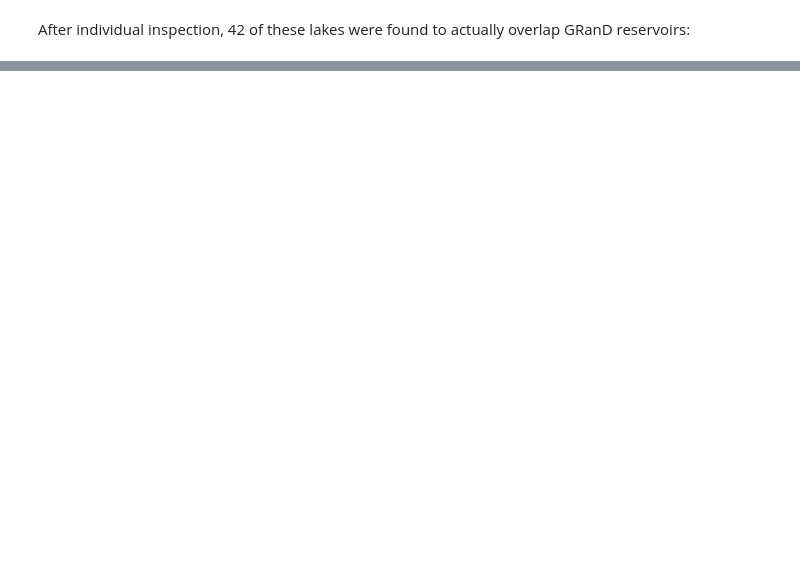
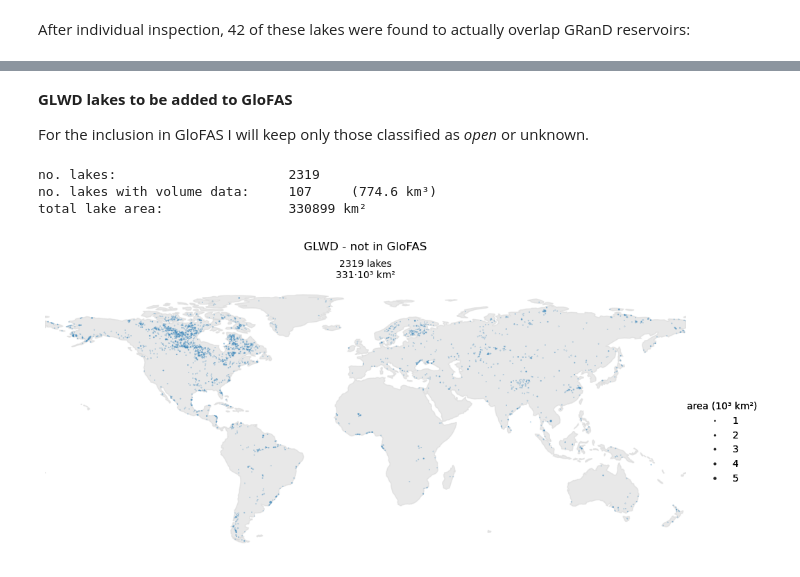
Before and after one commit to casadoj/lisflood-water_bodies, a Jupyter notebook: notebook/lakes_selection.ipynb, the cells around one changed output, grey strips where cells are left out. Drawn from its saved outputs; the diff is of its cells as text; code cells hidden in the pictures; blank space fills up the shorter version.

```diff
--- a/notebook/lakes_selection.ipynb
+++ b/notebook/lakes_selection.ipynb
@@ -568,0 +493,7 @@ atlas.Lake_area.iloc[0]
+# %%
+# load the polygon layer of the intersection between HydroLakes and GLWD
+atlas_glwd = gpd.read_file(f'{path_atlas_out}LakeATLAS_GLWD_intersection.shp')
+atlas_glwd = atlas_glwd[['Hylak_id', 'GLWD_ID', 'area_int', 'geometry']]
+atlas_glwd.set_index('GLWD_ID', drop=False, inplace=True)
+
+print('{0} intersected polygons'.format(atlas_glwd.shape[0]))
@@ -568,0 +632,42 @@ atlas.Lake_area.iloc[0]
+# %% [markdown]
+**GLWD lakes to be added to GloFAS**
+
+For the inclusion in GloFAS I will keep only those classified as _open_ or unknown.
+# %%
+# select GWLD lakes to be added in GloFAS
+mask_area = glwd.AREA_SKM >= min_area
+mask_glofas = ~glwd.GloFAS
+mask_type = glwd.MGLD_TYPE.isin(['open', None])
+
+new_lakes = glwd[mask_area & mask_glofas & mask_type].copy()
+# %%
+r = 1000
+
+fig, ax = plt.subplots(figsize=(20, 5), subplot_kw=dict(projection=ccrs.PlateCarree()))
+ax.add_feature(cfeature.NaturalEarthFeature('physical', 'land', '110m', edgecolor='face', facecolor='lightgray'), alpha=.5, zorder=0)
+scatter = plt.scatter(new_lakes.geometry.x, new_lakes.geometry.y, s=new_lakes.AREA_SKM / r,
+                      alpha=.5)#, cmap='coolwarm', c=new_lakes.MGLD_TYPE.map({'open': 1, None: 2, 'closedx': 3, 'closed': 4}))
+ax.text(.5, 1.125, 'GLWD - not in GloFAS', horizontalalignment='center', verticalalignment='bottom',
+        transform=ax.transAxes, fontsize=12)
+text = '{0} lakes\n{1:.0f}·{2} km²'.format(new_lakes.shape[0], new_lakes.AREA_SKM.sum() / r, scientific_format(r))
+ax.text(.5, 1.02, text, horizontalalignment='center', verticalalignment='bottom', transform=ax.transAxes)
+ax.axis('off');
+
+# legend
+# handles1, labels1 = scatter.legend_elements(prop='colors', alpha=0.5)
+# labels1 = ['open', 'unknown', 'closed?', 'closed']
+# legend1 = ax.legend(handles1, labels1, title='lake type', bbox_to_anchor=[1.0, .65, .08, .25], frameon=False)
+# ax.add_artist(legend1)
+legend2 = ax.legend(*scatter.legend_elements(prop='sizes', num=4, alpha=.5), title='area ({0} km²)'.format(scientific_format(r)),
+                    bbox_to_anchor=[1.025, .35, .1, .25], frameon=False)
+ax.add_artist(legend2);
+
+print('no. lakes:\t\t\t{0}\t'.format(new_lakes.shape[0]))
+mask_vol = ~new_lakes[volume_col].isnull()
+print('no. lakes with volume data:\t{0}\t({1:.1f} km³)'.format(mask_vol.sum(), new_lakes[mask_vol][volume_col].sum()))
+print('total lake area:\t\t{0:.0f} km²'.format(new_lakes.AREA_SKM.sum()))
+# %% [output]
+no. lakes:                      2319
+no. lakes with volume data:     107     (774.6 km³)
+total lake area:                330899 km²
+[figure, new version]
```
Also changed, not shown: parts of 103 cells of this notebook, 15 other files.
